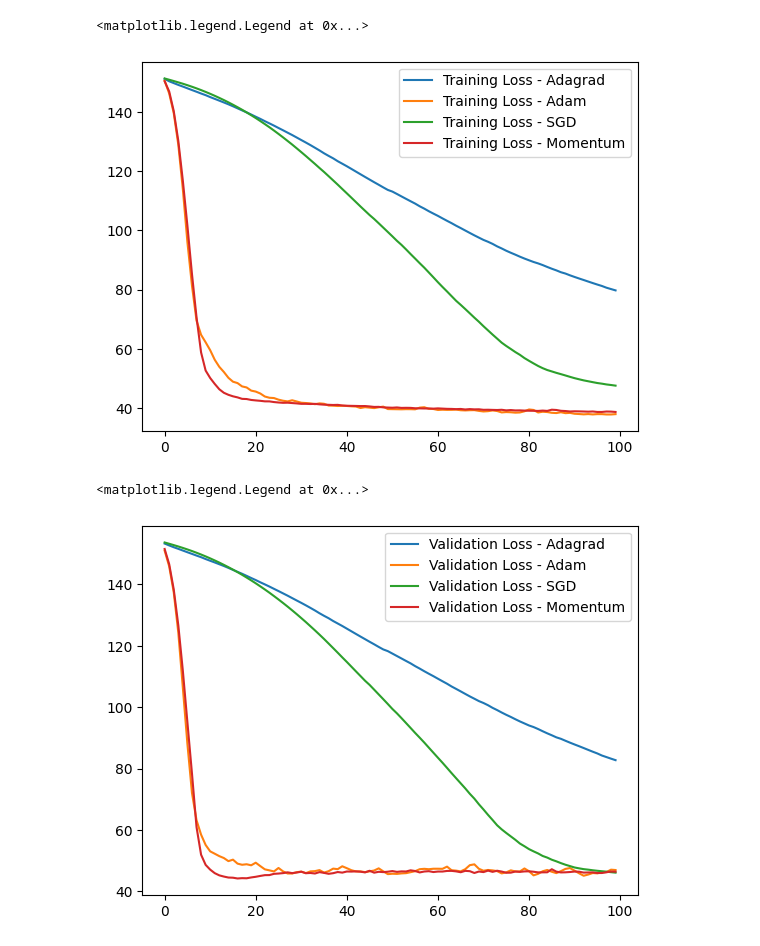
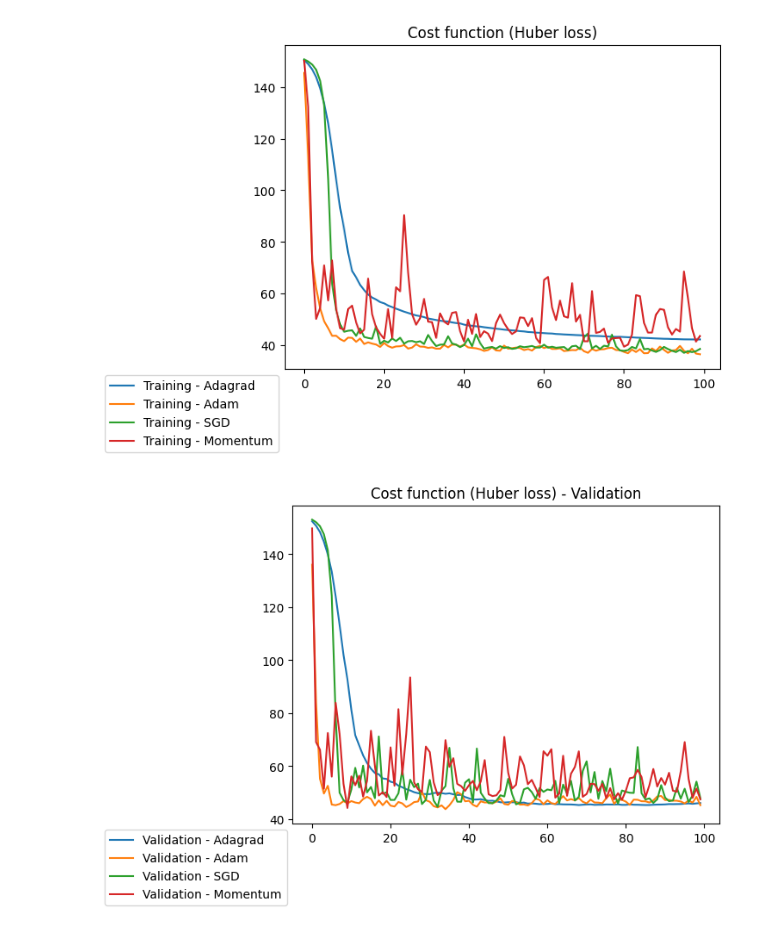
Before and after one commit to kaaiiser/Master_rad_Cost_function, a Jupyter notebook: Diabetes_huber.ipynb, the cells around one changed output. Saved outputs shown, nothing was run; the diff lists cells and outputs as text; code cells hidden in the pictures.

```diff
--- a/Diabetes_huber.ipynb
+++ b/Diabetes_huber.ipynb
@@ -19,37 +19,41 @@ X_train = scaler.fit_transform(X_train)
 X_test = scaler.transform(X_test)
 # %%
 # Define the optimizers
-sgd = tf.keras.optimizers.SGD(learning_rate=0.01,clipnorm=1)
-momentum = tf.keras.optimizers.SGD(learning_rate=0.01, momentum=0.9,clipnorm=1)
+sgd = tf.keras.optimizers.SGD(learning_rate=0.01)
+momentum = tf.keras.optimizers.SGD(learning_rate=0.01, momentum=0.9)
 adagrad = tf.keras.optimizers.Adagrad(learning_rate=0.01)
 adam = tf.keras.optimizers.Adam(learning_rate=0.01)
 # %%
 # create model
 model_adam = keras.models.Sequential()
 model_adam.add(keras.layers.Dense(units=64, activation='relu', input_shape=[X_train.shape[1]]))
+model_adam.add(keras.layers.Dense(units=32, activation='relu', input_shape=[X_train.shape[1]]))
 model_adam.add(keras.layers.Dense(units=1))
 
 model_sgd = keras.models.Sequential()
 model_sgd.add(keras.layers.Dense(units=64, activation='relu', input_shape=[X_train.shape[1]]))
+model_sgd.add(keras.layers.Dense(units=32, activation='relu', input_shape=[X_train.shape[1]]))
 model_sgd.add(keras.layers.Dense(units=1))
 
 model_adagrad = keras.models.Sequential()
 model_adagrad.add(keras.layers.Dense(units=64, activation='relu', input_shape=[X_train.shape[1]]))
+model_adagrad.add(keras.layers.Dense(units=32, activation='relu', input_shape=[X_train.shape[1]]))
 model_adagrad.add(keras.layers.Dense(units=1))
 
 model_momentum = keras.models.Sequential()
 model_momentum.add(keras.layers.Dense(units=64, activation='relu', input_shape=[X_train.shape[1]]))
+model_momentum.add(keras.layers.Dense(units=32, activation='relu', input_shape=[X_train.shape[1]]))
 model_momentum.add(keras.layers.Dense(units=1))
 # %%
 # compile model
-model_adam.compile(optimizer=adam, loss='mae',
-              metrics=[tf.keras.metrics.MeanSquaredError()])
-model_adagrad.compile(optimizer=adagrad, loss='mae',
-              metrics=[tf.keras.metrics.MeanSquaredError()])
-model_sgd.compile(optimizer=sgd, loss='mae',
-              metrics=[tf.keras.metrics.MeanSquaredError()])
-model_momentum.compile(optimizer=momentum, loss='mae',
-              metrics=[tf.keras.metrics.MeanSquaredError()])
+model_adam.compile(optimizer=adam, loss='huber',
+              metrics=['mae'])
+model_adagrad.compile(optimizer=adagrad, loss='huber',
+              metrics=['mae'])
+model_sgd.compile(optimizer=sgd, loss='huber',
+              metrics=['mae'])
+model_momentum.compile(optimizer=momentum, loss='huber',
+              metrics=['mae'])
 # %%
 # train model
 history_adam = model_adam.fit(X_train, y_train, epochs=100, batch_size=32, validation_data=(X_test, y_test))
@@ -112,38 +114,36 @@ WARNING:tensorflow:5 out of the last 13 calls to <function Model.make_predict_fu
 # %%
 # plot optimization process
-plt.plot(history_adagrad.history['loss'], label='Training Loss - Adagrad')
-# plt.plot(history_adagrad.history['val_loss'], label='Validation Loss - Adagrad')
+plt.plot(history_adagrad.history['loss'], label='Training - Adagrad')
 
-plt.plot(history_adam.history['loss'], label='Training Loss - Adam')
-# plt.plot(history_adam.history['val_loss'], label='Validation Loss - Adam')
+plt.plot(history_adam.history['loss'], label='Training - Adam')
 
-plt.plot(history_sgd.history['loss'], label='Training Loss - SGD')
-# plt.plot(history_sgd.history['val_loss'], label='Validation Loss - SGD')
+plt.plot(history_sgd.history['loss'], label='Training - SGD')
 
-plt.plot(history_momentum.history['loss'], label='Training Loss - Momentum')
-# plt.plot(history_momentum.history['val_loss'], label='Validation Loss - Momentum')
+plt.plot(history_momentum.history['loss'], label='Training - Momentum')
 
-plt.legend()
+plt.legend(bbox_to_anchor =(0, 0))
+
+plt.title('Cost function (Huber loss)')
+
+plt.show()
 # %% [output]
-<matplotlib.legend.Legend at 0x...>
-[figure, old version]
+[figure, new version]
 # %%
 # plot optimization process
-# plt.plot(history_adagrad.history['loss'], label='Training Loss - Adagrad')
-plt.plot(history_adagrad.history['val_loss'], label='Validation Loss - Adagrad')
+plt.plot(history_adagrad.history['val_loss'], label='Validation - Adagrad')
 
-# plt.plot(history_adam.history['loss'], label='Training Loss - Adam')
-plt.plot(history_adam.history['val_loss'], label='Validation Loss - Adam')
+plt.plot(history_adam.history['val_loss'], label='Validation - Adam')
 
-# plt.plot(history_sgd.history['loss'], label='Training Loss - SGD')
-plt.plot(history_sgd.history['val_loss'], label='Validation Loss - SGD')
+plt.plot(history_sgd.history['val_loss'], label='Validation - SGD')
 
-# plt.plot(history_momentum.history['loss'], label='Training Loss - Momentum')
-plt.plot(history_momentum.history['val_loss'], label='Validation Loss - Momentum')
+plt.plot(history_momentum.history['val_loss'], label='Validation - Momentum')
 
-plt.legend()
+plt.legend(bbox_to_anchor =(0, 0))
+
+plt.title('Cost function (Huber loss) - Validation')
+
+plt.show()
 # %% [output]
-<matplotlib.legend.Legend at 0x...>
-[figure, old version]
+[figure, new version]
 # %%
 # plot optimization process
```
Also changed, not shown: parts of 6 cells of this notebook, 3 other files.
